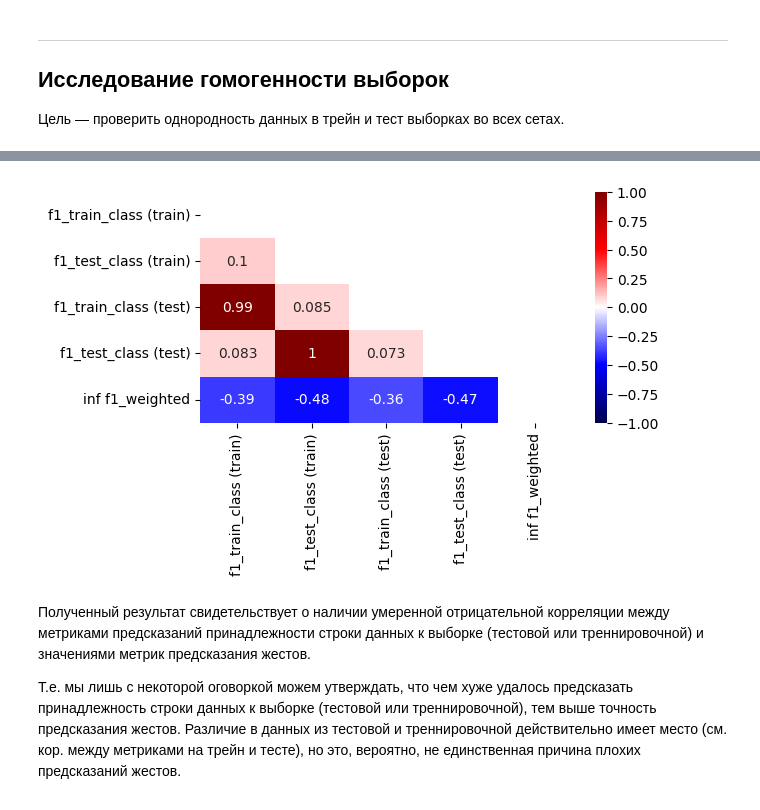
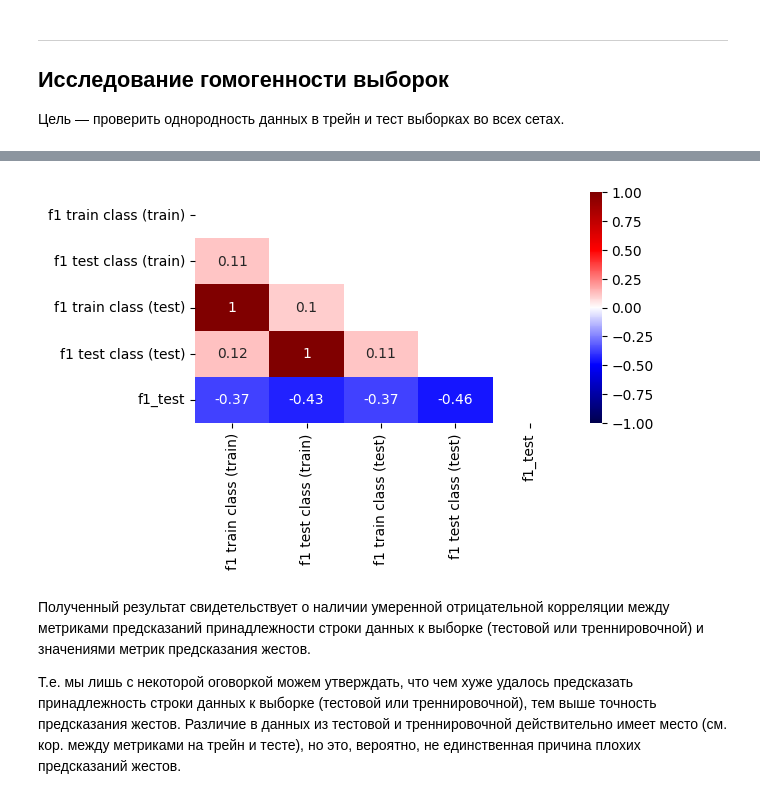
Before and after one commit to banzarkhan/motorika-internship-team, a Jupyter notebook: runs_report.ipynb, the cells around one changed output, grey strips where cells are left out. Cells and saved outputs as stored; diff of their text form; code cells hidden in the pictures.

Commit message:
runs report upd

```diff
--- a/runs_report.ipynb
+++ b/runs_report.ipynb
@@ -88,0 +26,9 @@ table1
+# %%
+from useful_features import get_runs_report
+
+runs_report_df = get_runs_report(df_meta)
+runs_report_df.style.background_gradient(
+    cmap='coolwarm',
+    vmin=0, vmax=1,
+    subset=list(runs_report_df.columns)[2:]
+)
@@ -172,0 +107,14 @@ result_df
+# %%
+from useful_features import get_data_homogeneity_report
+
+data_homogeneity_report = get_data_homogeneity_report(df_meta)
+data_homogeneity_report = pd.concat(
+    [data_homogeneity_report, runs_report_df['f1_test']],
+    axis=1
+)
+
+data_homogeneity_report.style.background_gradient(
+    cmap='coolwarm',
+    vmin=0.4, vmax=1,
+    subset=list(data_homogeneity_report.columns)[2:]
+)
@@ -173,18 +139,15 @@ result_df
 # %%
-import matplotlib.pyplot as plt
-import seaborn as sns
-
-# Получаем матрицу корреляций
-corr_matrix = result_df[list(result_df.columns[2:])].corr()
-# Выводим тепловую карту
+corr_matrix = data_homogeneity_report[
+    list(data_homogeneity_report.columns[2:])
+].corr()
 matrix = np.triu(corr_matrix)
 fig, axes = plt.subplots(figsize=(6, 3))
 sns.heatmap(
     corr_matrix, vmin=-1, vmax=1, cmap='seismic',
     annot=True, mask=matrix, ax=axes
 );
 # %% [output]
-[figure, old version]
+[figure, new version]
 # %% [markdown]
 Полученный результат свидетельствует о наличии умеренной отрицательной корреляции между метриками предсказаний принадлежности строки данных к выборке (тестовой или треннировочной) и значениями метрик предсказания жестов.
 
```
Also changed, not shown: parts of 19 cells of this notebook.
